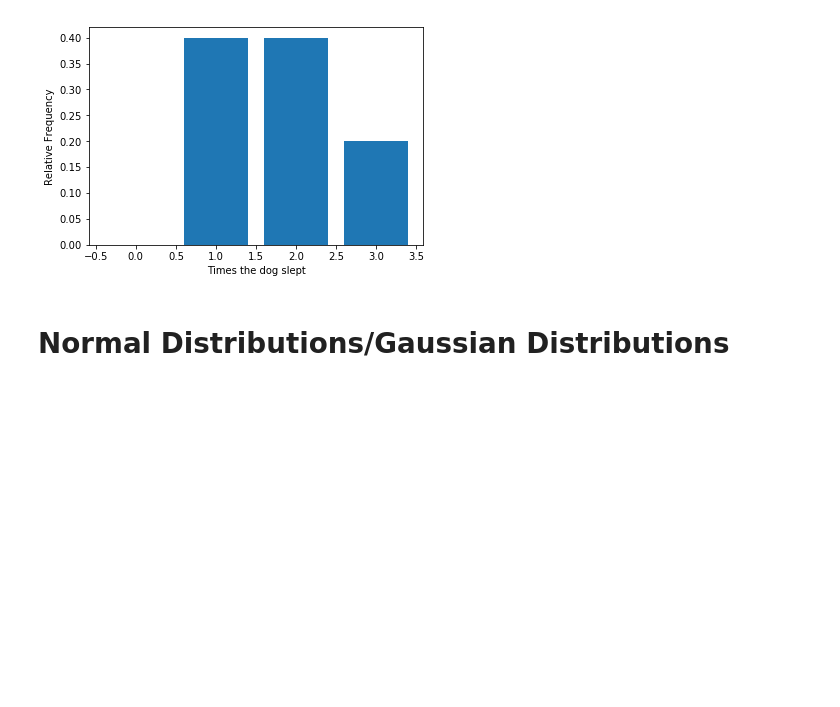
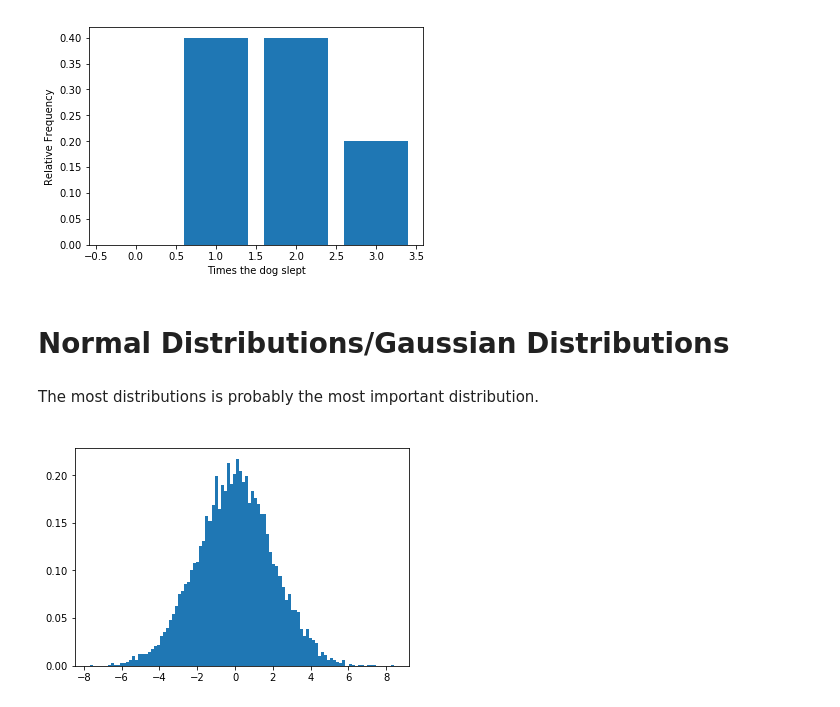
Before and after one commit to pars3c/dev-to-data-science, a Jupyter notebook: dev_to_datascience.ipynb, the cells around one changed output. Drawn from its saved outputs; the diff is of its cells as text; code cells hidden in the pictures; blank space fills up the shorter version.

Commit message:
Normal distributions to be added an go into more depth

```diff
--- a/dev_to_datascience.ipynb
+++ b/dev_to_datascience.ipynb
@@ -232,5 +232,16 @@ plt.show()
 [figure]
 # %% [markdown]
 <h1>Normal Distributions/Gaussian Distributions</h1>
+# %% [markdown]
+<p> The most distributions is probably the most important distribution.<br>
+    <p>
+# %%
+mu=0.
+sigma=2.
+distro = np.random.normal(mu, sigma, 10000)
+plt.hist(distro, 100, normed=True)
+plt.show()
+# %% [output]
+[figure, added]
 # %% [markdown]
 <p></p>
```
